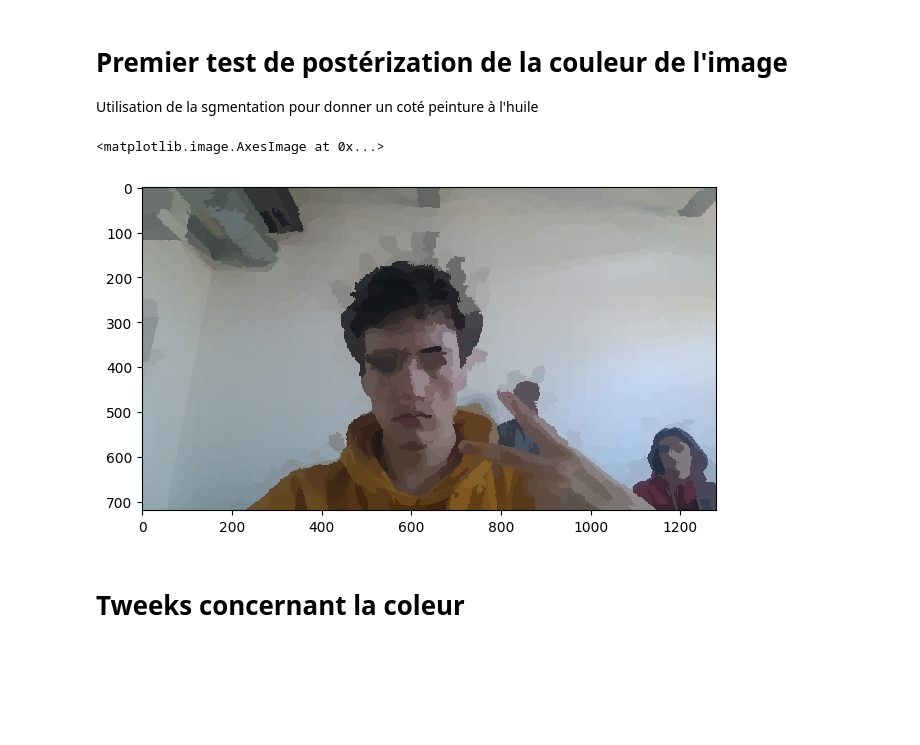
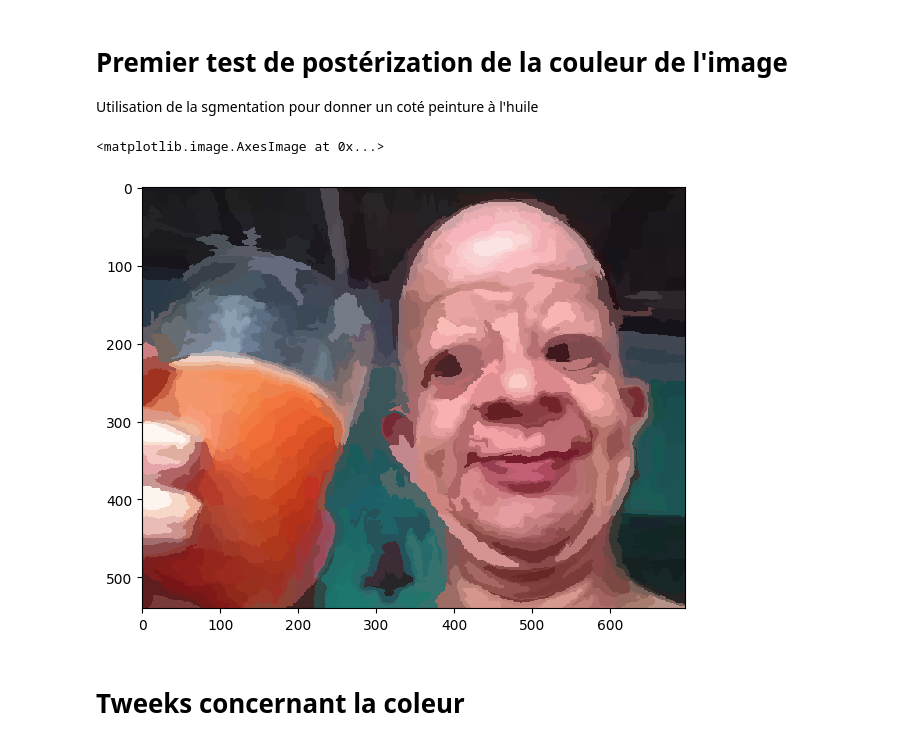
Before and after one commit to PierreVandel/analyse-images-cartoon, a Jupyter notebook: Cartoon.ipynb, the cells around one changed output. Drawn from its saved outputs; the diff is of its cells as text; code cells hidden in the pictures; blank space fills up the shorter version.

```diff
--- a/Cartoon.ipynb
+++ b/Cartoon.ipynb
@@ -5,21 +5,27 @@ Utilisation de la sgmentation pour donner un coté peinture à l'huile
 # %%
 from skimage import data, segmentation, color
 from skimage import graph
 from skimage import io
 from matplotlib import pyplot as plt
 from skimage import util
 
-img = util.img_as_float(io.imread("resources/images/test_1.jpg"))
+img = util.img_as_float(io.imread("resources/images/bald.jpg"))
 
-labels1 = segmentation.slic(img, compactness=2, n_segments=1000, start_label=1)
+
+
+img_shape = img.shape
+
+lenght_average = (img_shape[0] + img_shape[1])/2
+
+labels1 = segmentation.slic(img, compactness=2, n_segments=lenght_average, start_label=1)
 img_posterized = color.label2rgb(labels1, img, kind='avg', bg_label=0)
 
 
 
 io.imshow(img_posterized)
 # %% [output]
 <matplotlib.image.AxesImage at 0x...>
-[figure, old version]
+[figure, new version]
 # %% [markdown]
 # Tweeks concernant la coleur
 # %%
```
Also changed, not shown: parts of 7 cells of this notebook, 2 other files.
